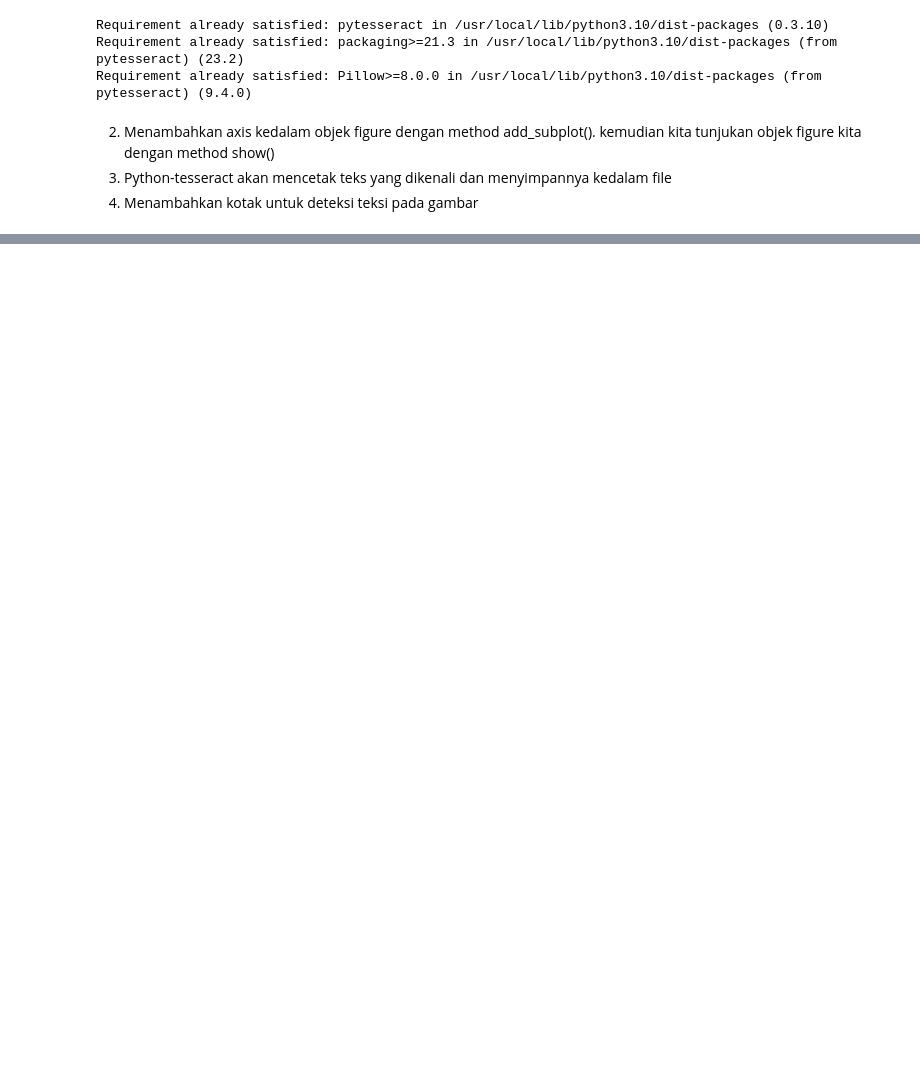
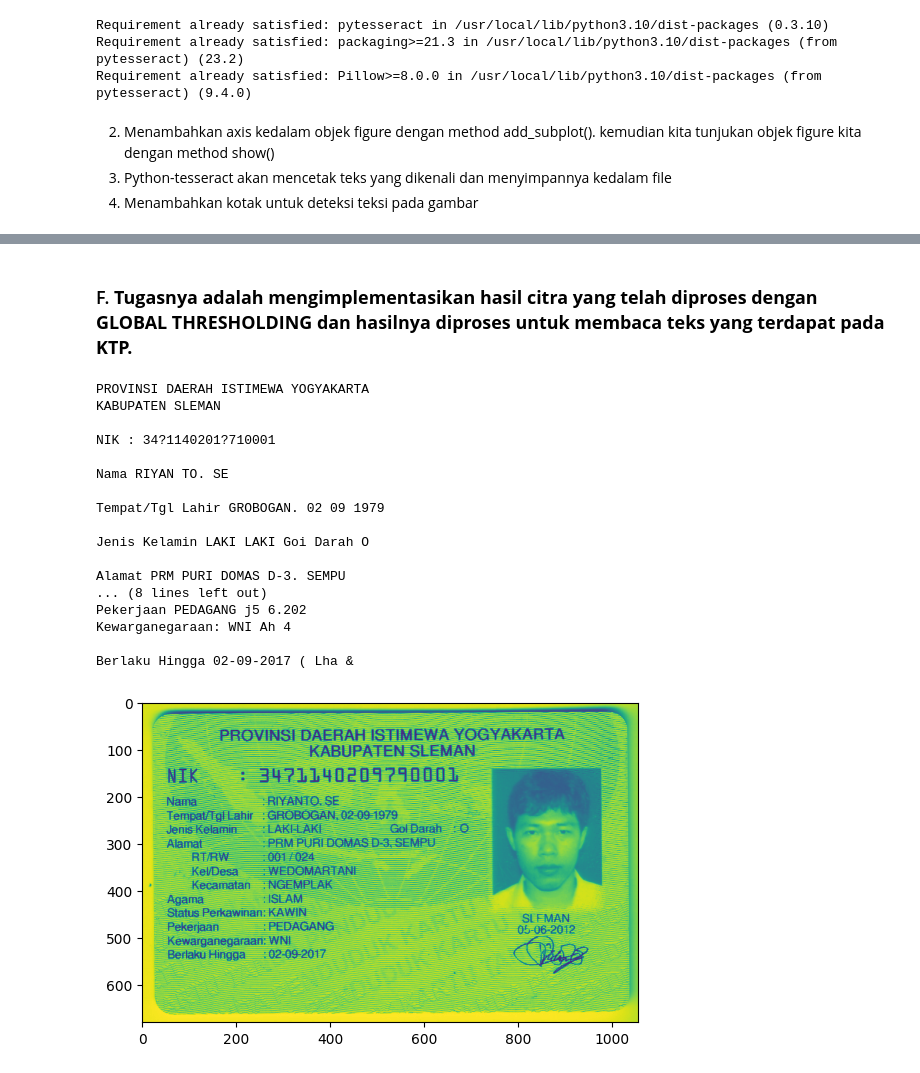
Before and after one commit to RizqiRHuda/PVCK_Semester5, a Jupyter notebook: week10.ipynb, the cells around one changed output, grey strips where cells are left out. Cells and saved outputs as stored; diff of their text form; code cells hidden in the pictures; blank space fills up the shorter version.

```diff
--- a/week10.ipynb
+++ b/week10.ipynb
@@ -273,0 +329,39 @@ TesseractNotFoundError: ignored
+# %% [markdown]
+### F. **Tugasnya adalah mengimplementasikan hasil citra yang telah diproses dengan GLOBAL THRESHOLDING dan hasilnya diproses untuk membaca teks yang terdapat pada KTP.**
+# %%
+import cv2
+from google.colab.patches import cv2_imshow
+import matplotlib.pyplot as plt
+
+# Baca gambar
+img = cv.imread('/content/drive/MyDrive/img_python/content/img_week7/ktp.png',cv2.IMREAD_GRAYSCALE)
+
+plt.imshow(img)
+# gray = cv.cvtColor(img, cv.COLOR_BGR2GRAY)
+th, threshed = cv.threshold(gray, 127, 255, cv.THRESH_TRUNC)
+text1 = pytesseract.image_to_data(threshed,output_type='data.frame')
+text2 = pytesseract.image_to_string(threshed, lang="ind")
+print(text2)
+
+text = text1[text1.conf != -1]
+lines = text.groupby('block_num')['text'].apply(list)
+conf = text.groupby(['block_num'])['conf'].mean()
+# %% [output]
+PROVINSI DAERAH ISTIMEWA YOGYAKARTA
+KABUPATEN SLEMAN
+
+NIK : 34?1140201?710001
+
+Nama RIYAN TO. SE
+
+Tempat/Tgl Lahir GROBOGAN. 02 09 1979
+
+Jenis Kelamin LAKI LAKI Goi Darah O
+
+Alamat PRM PURI DOMAS D-3. SEMPU
+... (8 lines left out)
+Pekerjaan PEDAGANG j5 6.202
+Kewarganegaraan: WNI Ah 4
+
+Berlaku Hingga 02-09-2017 ( Lha &
+[figure, added]
```
Also changed, not shown: parts of 9 cells of this notebook.
